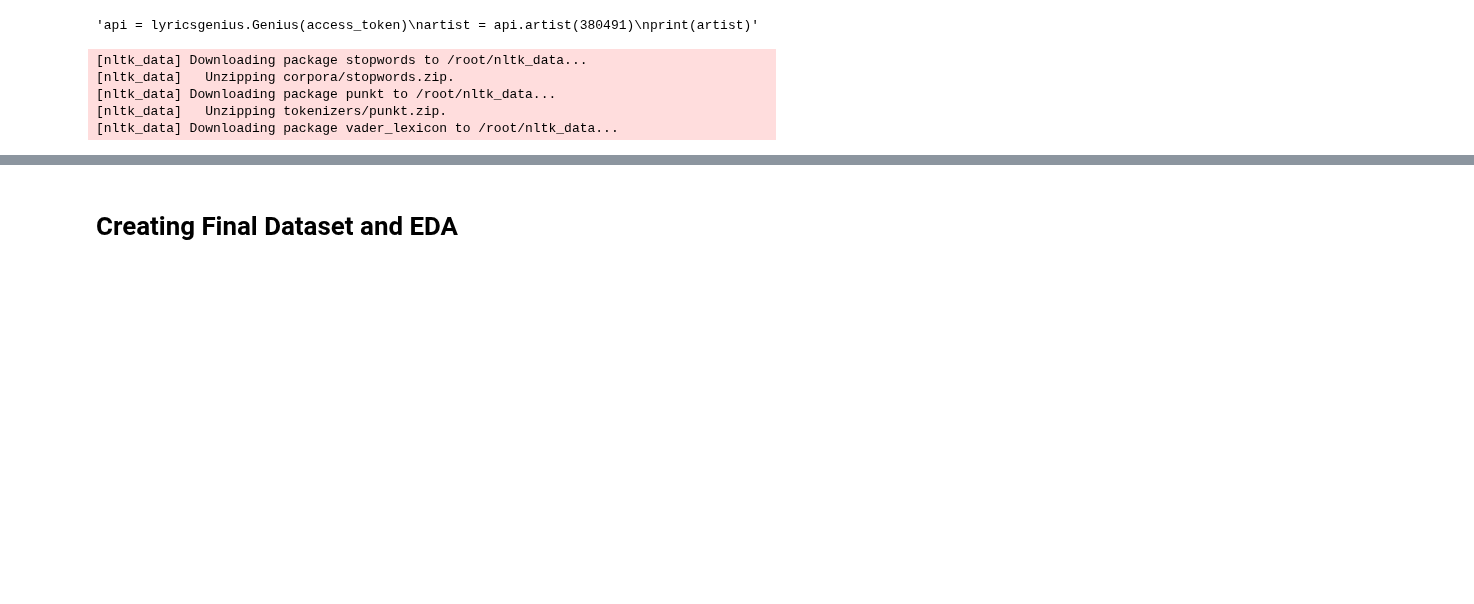
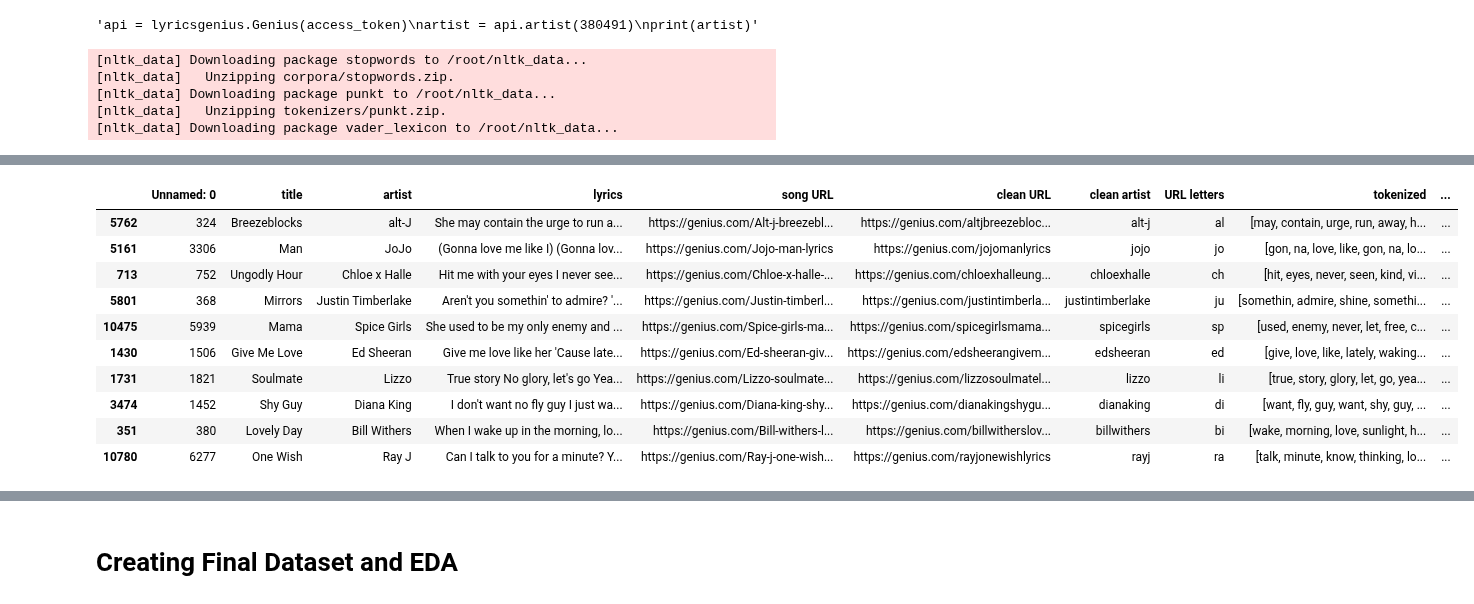
Before and after one commit to Joseph-Willem-Ricci/5450-final-project, a Jupyter notebook: CIS5450_Project.ipynb, the cells around one changed output, grey strips where cells are left out. Drawn from its saved outputs; the diff is of its cells as text; code cells hidden in the pictures; blank space fills up the shorter version.

```diff
--- a/CIS5450_Project.ipynb
+++ b/CIS5450_Project.ipynb
@@ -749,6 +803,18 @@ def retrieve_sentiment(content):
 # %%
 df_lyrics['sentiment'] = df_lyrics.apply(lambda x: retrieve_sentiment(x.lyrics), axis=1)
 df_lyrics_positive = df_lyrics.sort_values(by = ['sentiment'], ascending = False)
-df_lyrics_positive.head(50)
+df_lyrics_positive.head(10)
+# %% [output]
+|  | Unnamed: 0 | title | artist | lyrics | song URL | clean URL | clean artist | URL letters | tokenized | ... |
+| 5762 | 324 | Breezeblocks | alt-J | She may contain the urge to run a... | https://genius.com/Alt-j-breezebl... | https://genius.com/altjbreezebloc... | alt-j | al | [may, contain, urge, run, away, h... | ... |
+| 5161 | 3306 | Man | JoJo | (Gonna love me like I) (Gonna lov... | https://genius.com/Jojo-man-lyrics | https://genius.com/jojomanlyrics | jojo | jo | [gon, na, love, like, gon, na, lo... | ... |
+| 713 | 752 | Ungodly Hour | Chloe x Halle | Hit me with your eyes I never see... | https://genius.com/Chloe-x-halle-... | https://genius.com/chloexhalleung... | chloexhalle | ch | [hit, eyes, never, seen, kind, vi... | ... |
+| 5801 | 368 | Mirrors | Justin Timberlake | Aren't you somethin' to admire? '... | https://genius.com/Justin-timberl... | https://genius.com/justintimberla... | justintimberlake | ju | [somethin, admire, shine, somethi... | ... |
+| 10475 | 5939 | Mama | Spice Girls | She used to be my only enemy and ... | https://genius.com/Spice-girls-ma... | https://genius.com/spicegirlsmama... | spicegirls | sp | [used, enemy, never, let, free, c... | ... |
+| 1430 | 1506 | Give Me Love | Ed Sheeran | Give me love like her 'Cause late... | https://genius.com/Ed-sheeran-giv... | https://genius.com/edsheerangivem... | edsheeran | ed | [give, love, like, lately, waking... | ... |
+| 1731 | 1821 | Soulmate | Lizzo | True story No glory, let's go Yea... | https://genius.com/Lizzo-soulmate... | https://genius.com/lizzosoulmatel... | lizzo | li | [true, story, glory, let, go, yea... | ... |
+| 3474 | 1452 | Shy Guy | Diana King | I don't want no fly guy I just wa... | https://genius.com/Diana-king-shy... | https://genius.com/dianakingshygu... | dianaking | di | [want, fly, guy, want, shy, guy, ... | ... |
+| 351 | 380 | Lovely Day | Bill Withers | When I wake up in the morning, lo... | https://genius.com/Bill-withers-l... | https://genius.com/billwitherslov... | billwithers | bi | [wake, morning, love, sunlight, h... | ... |
+| 10780 | 6277 | One Wish | Ray J | Can I talk to you for a minute? Y... | https://genius.com/Ray-j-one-wish... | https://genius.com/rayjonewishlyrics | rayj | ra | [talk, minute, know, thinking, lo... | ... |
 # %%
 df_lyrics_negative = df_lyrics.sort_values(by = ['sentiment'])
```
Also changed, not shown: parts of 28 cells of this notebook.
